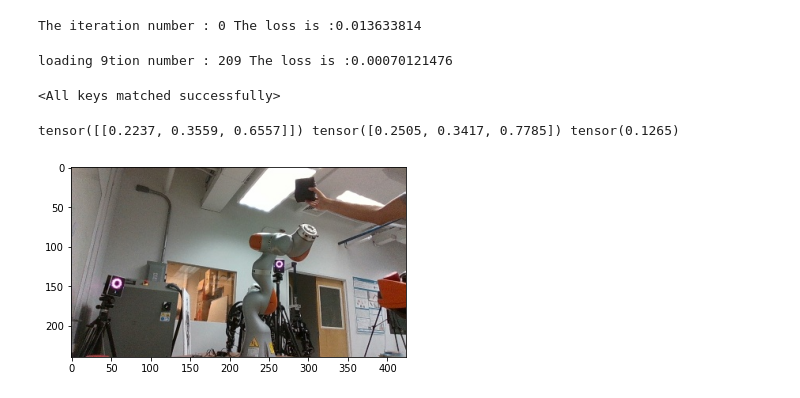
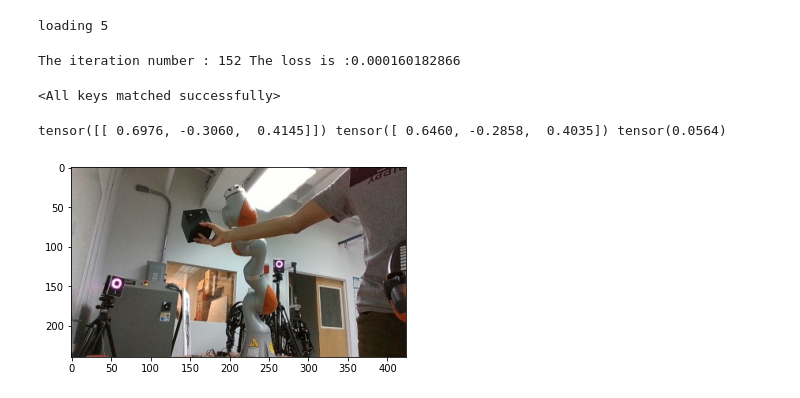
Before and after one commit to machines-in-motion/ioc_qp, a Jupyter notebook: vision/object_tracking.ipynb, the cells around one changed output. Cells and saved outputs as stored; diff of their text form; code cells hidden in the pictures.

```diff
--- a/vision/object_tracking.ipynb
+++ b/vision/object_tracking.ipynb
@@ -112,3 +85,25 @@ class C_Net(nn.Module):
+# %%
+class C_Net(nn.Module):
+    def __init__(self):
+        super().__init__()
+        self.conv1 = nn.Conv2d(4, 64, 3)
+        self.pool = nn.MaxPool2d(2, 2)
+        self.conv2 = nn.Conv2d(64, 32, 3)
+        self.conv3 = nn.Conv2d(32, 16, 3)
+        self.fc1 = nn.Linear(22848, 128)
+        self.fc2 = nn.Linear(128, 128)
+        self.fc3 = nn.Linear(128, 3)
+
+    def forward(self, x):
+        x = self.pool(F.relu(self.conv1(x)))
+        x = self.pool(F.relu(self.conv2(x)))
+        x = self.pool(F.relu(self.conv3(x)))
+        x = torch.flatten(x, 1) # flatten all dimensions except batch
+#         print(x.shape)
+        x = F.relu(self.fc1(x))
+        x = F.relu(self.fc2(x))
+        x = self.fc3(x)
+        return x
 # %%
 def read_data(indices):
     dl_arr = []
@@ -118,20 +113,25 @@ def read_data(indices):
     return dl_arr
 # %%
-device = torch.device("cpu")
+device = torch.device("cuda")
 net = C_Net()
-net.load_state_dict(torch.load("./models/cnn1"))
+net.load_state_dict(torch.load("./models/cnn2"))
 net = net.to(device)
-lr = 1.5e-4
+lr = 1.0e-4
 eps = 1000
-num_data = 2
+indices = [1,2,3,4,5]
+num_data = len(indices)
 start = 1
 optimizer = torch.optim.Adam(net.parameters(), lr=lr)
 loss = torch.nn.MSELoss() #torch.nn.MSELoss() #torch.nn.HuberLoss()
+dl_arr = read_data(indices)
+# %% [output]
+loading 5
 # %%
 for i in range(eps):
-    if i % 7 == 0:
-        indices = torch.randperm(10)[:num_data] + 1
-        dl_arr = read_data(indices)
+#     if i % 2 == 0:
+#         indices = torch.randperm(6)[:num_data] + 1
+#         dl_arr = read_data(indices)
+
     for x_train_batch, y_train_batch in dl_arr[np.random.randint(num_data)]:
         x_train_gpu = x_train_batch.to(device)
         y_train_gpu = y_train_batch.to(device)
@@ -143,9 +143,8 @@ for i in range(eps):
         optimizer.step()
 
     if i % 10 == 0:
-        torch.save(net.state_dict(), "./models/cnn1")
+        torch.save(net.state_dict(), "./models/cnn2")
 
-torch.save(net.state_dict(), "./models/cnn1")
+torch.save(net.state_dict(), "./models/cnn2")
 # %% [output]
-The iteration number : 0 The loss is :0.013633814
+The iteration number : 152 The loss is :0.000160182866
-loading 9tion number : 209 The loss is :0.00070121476
@@ -155,16 +151,16 @@ print(indices[1].numpy())
 # %%
-dl = BoxDataSet("data1")
+dl = BoxDataSet("data3")
 net = C_Net()
-net.load_state_dict(torch.load("./models/cnn1"))
+net.load_state_dict(torch.load("./models/cnn2"))
 # %% [output]
 <All keys matched successfully>
 # %%
 with torch.no_grad():
-    img, label = dl.get_data(np.random.randint(50))
+    img, label, _ = dl.get_data(np.random.randint(500))
     pred = net(img.float())
     print(pred, label, torch.linalg.norm(pred - label))
     box = ToPILImage()(img[0][:3])
     plt.imshow(box)
 # %% [output]
-tensor([[0.2237, 0.3559, 0.6557]]) tensor([0.2505, 0.3417, 0.7785]) tensor(0.1265)
+tensor([[ 0.6976, -0.3060,  0.4145]]) tensor([ 0.6460, -0.2858,  0.4035]) tensor(0.0564)
-[figure, old version]
+[figure, new version]
```
Also changed, not shown: parts of 8 cells of this notebook, 1 other file.
